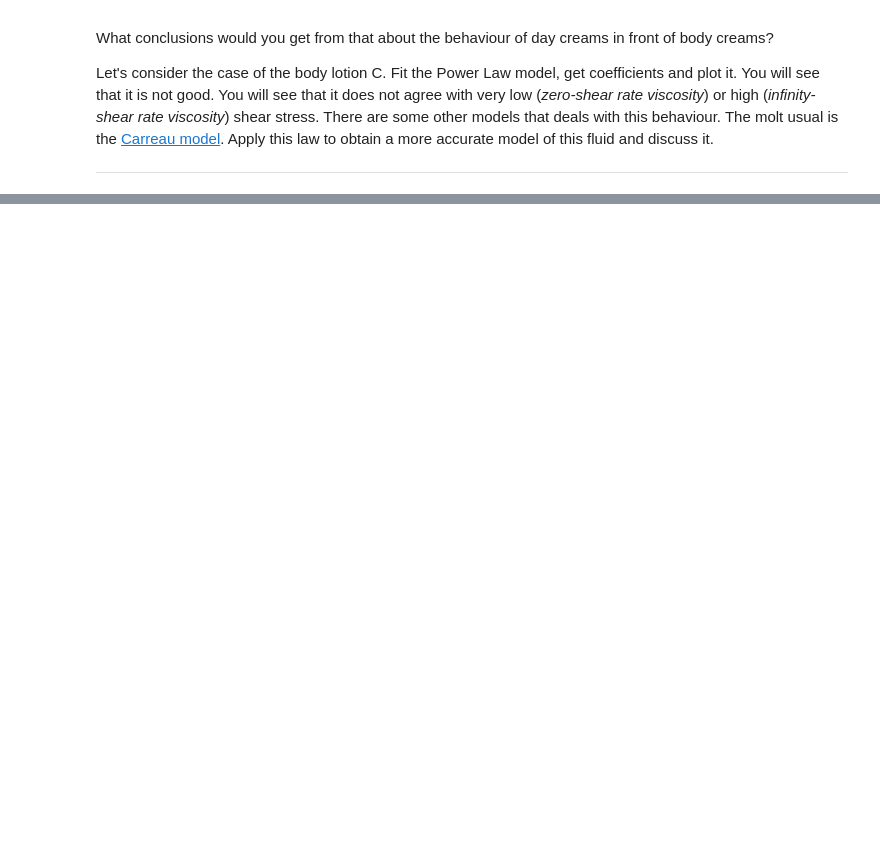
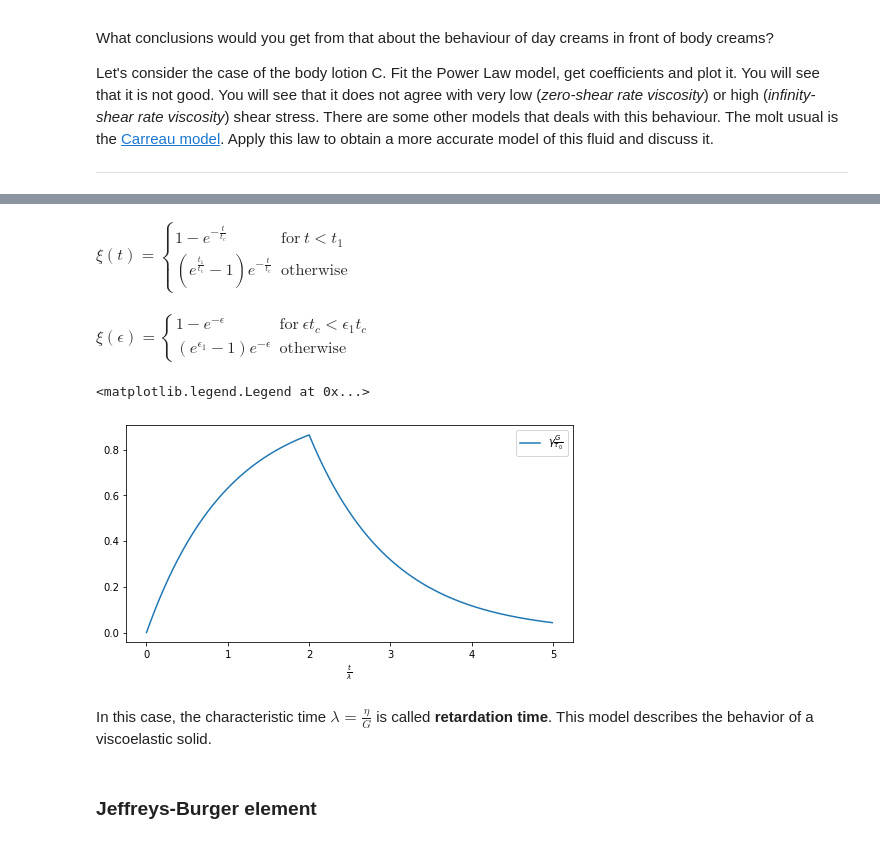
Before and after one commit to rclUPC/AdvancedFluidMechanics, a Jupyter notebook: rheology/rheology.ipynb, the cells around one changed output, grey strips where cells are left out. Drawn from its saved outputs; the diff is of its cells as text; code cells hidden in the pictures; blank space fills up the shorter version.

```diff
--- a/rheology/rheology.ipynb
+++ b/rheology/rheology.ipynb
@@ -184,0 +403,18 @@ Let's consider the case of the body lotion C. Fit the Power Law model, get coeff
+# %%
+xi = sp.Function('xi')
+xiEq = sp.Eq(xi(t),gammaSolTau0.rhs.replace(tau0,G))
+display(xiEq)
+# %% [output]
+$\displaystyle \xi{\left(t \right)} = \begin{cases} 1 - e^{- \frac{t}{t_{c}}} & \text{for}\: t < t_{1} \\\left(e^{\frac{t_{1}}{t_{c}}} - 1\right) e^{- \frac{t}{t_{c}}} & \text{otherwise} \end{cases}$
+# %%
+epsilon,epsilon1 = sp.symbols('epsilon, epsilon_1',positive=True)
+xiEq = sp.Eq(xi(epsilon),xiEq.rhs.replace(t,tc*epsilon).replace(t1,tc*epsilon1))
+display(xiEq)
+# %% [output]
+$\displaystyle \xi{\left(\epsilon \right)} = \begin{cases} 1 - e^{- \epsilon} & \text{for}\: \epsilon t_{c} < \epsilon_{1} t_{c} \\\left(e^{\epsilon_{1}} - 1\right) e^{- \epsilon} & \text{otherwise} \end{cases}$
+# %%
+xi_f = sp.lambdify((epsilon,epsilon1),xiEq.rhs)
+# %%
+tt = np.arange(0,5,0.01)
+epsilon1 = 2
+xi_values = xi_f(tt,epsilon1)
@@ -184,0 +423,12 @@ Let's consider the case of the body lotion C. Fit the Power Law model, get coeff
+# %%
+fig,ax = plt.subplots(figsize=(8,4))
+ax.plot(tt,xi_values,label=r'$\gamma\frac{G}{\tau_0}$')
+ax.set_xlabel(r'$\frac{t}{\lambda}$')
+ax.legend()
+# %% [output]
+<matplotlib.legend.Legend at 0x...>
+[figure, added]
+# %% [markdown]
+In this case, the characteristic time $\lambda = \frac{\eta}{G}$ is called **retardation time**. This model describes the behavior of a viscoelastic solid.
+# %% [markdown]
+### Jeffreys-Burger element
```
Also changed, not shown: parts of 59 cells of this notebook, 1 other file.
